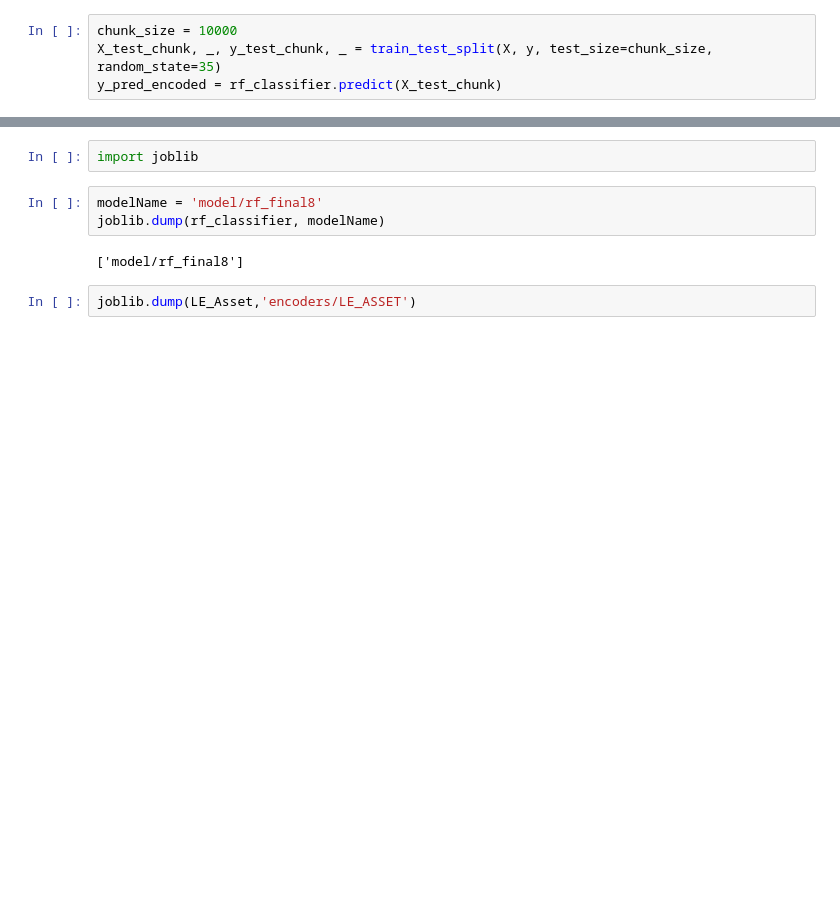
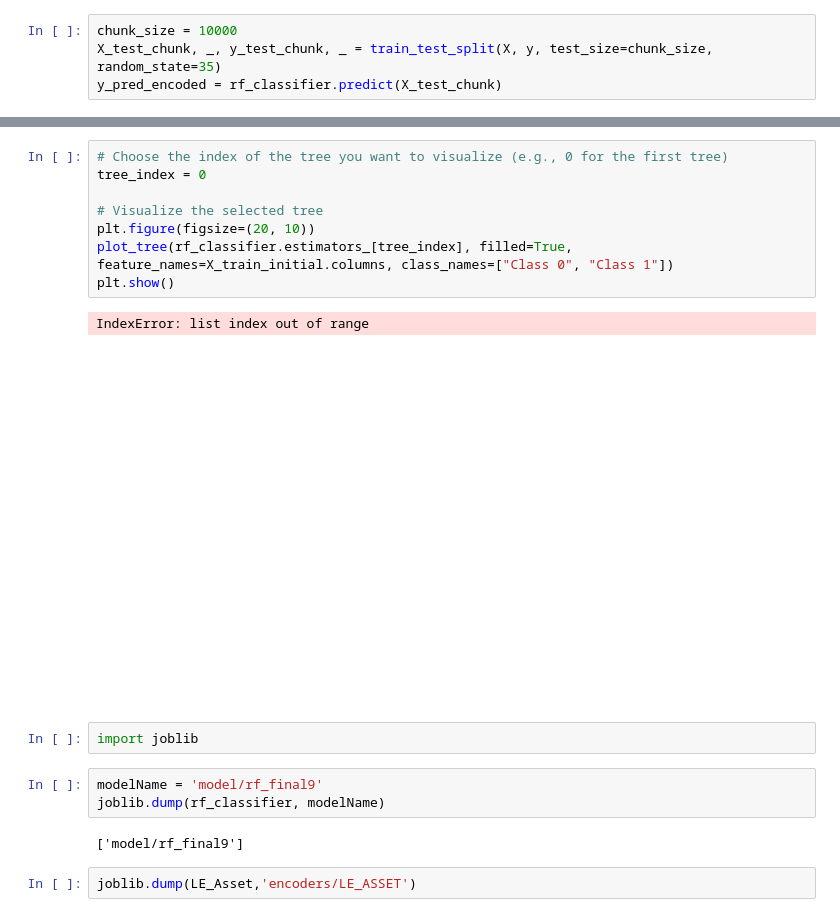
Before and after one commit to W4R10CK99/Eudemonics, a Jupyter notebook: AssetType/WholeAssetTrain.ipynb, the cells around one changed output, grey strips where cells are left out. Saved outputs shown, nothing was run; the diff lists cells and outputs as text; blank space fills up the shorter version.

```diff
--- a/AssetType/WholeAssetTrain.ipynb
+++ b/AssetType/WholeAssetTrain.ipynb
@@ -141,10 +160,21 @@ Accuracy on the chunk: 0.6193626300380215
+# %%
+# Choose the index of the tree you want to visualize (e.g., 0 for the first tree)
+tree_index = 0
+
+# Visualize the selected tree
+plt.figure(figsize=(20, 10))
+plot_tree(rf_classifier.estimators_[tree_index], filled=True, feature_names=X_train_initial.columns, class_names=["Class 0", "Class 1"])
+plt.show()
+# %% [output]
+IndexError: list index out of range
+[figure, added]
 # %%
 import joblib
 # %%
-modelName = 'model/rf_final8'
+modelName = 'model/rf_final9'
 joblib.dump(rf_classifier, modelName)
 # %% [output]
-['model/rf_final8']
+['model/rf_final9']
 # %%
 joblib.dump(LE_Asset,'encoders/LE_ASSET')
 # %% [output]
```
Also changed, not shown: parts of 5 cells of this notebook, 2 other files.
